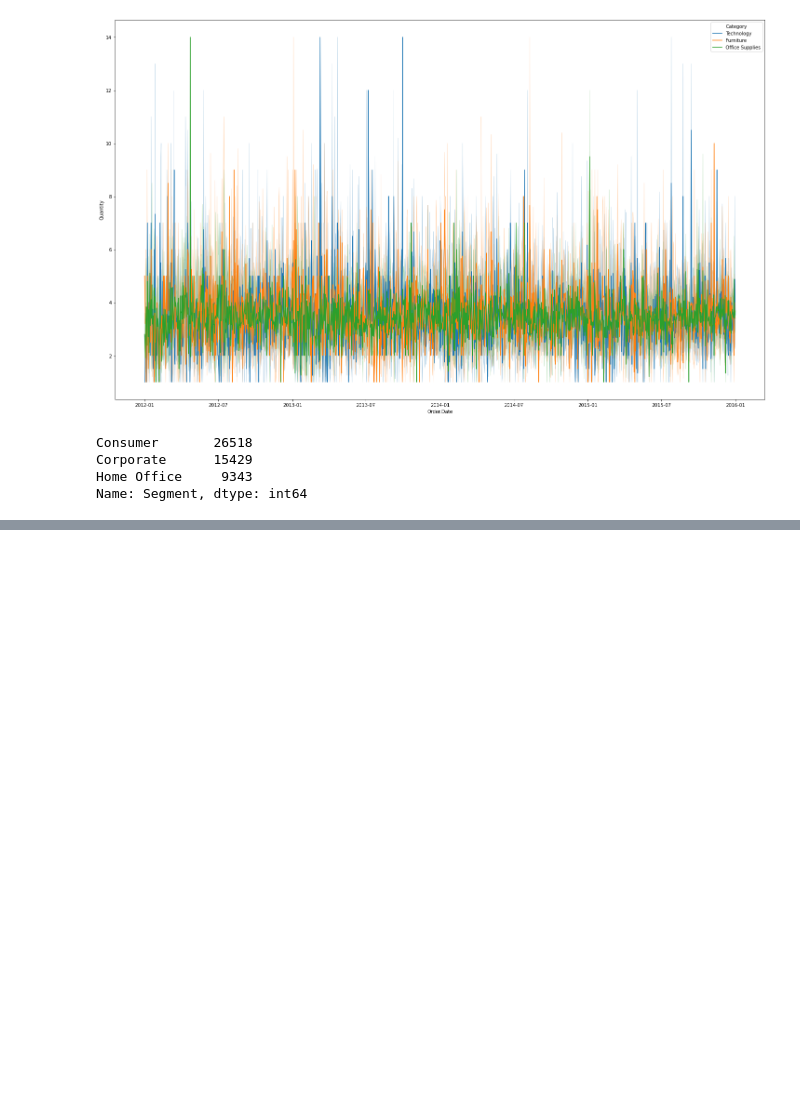
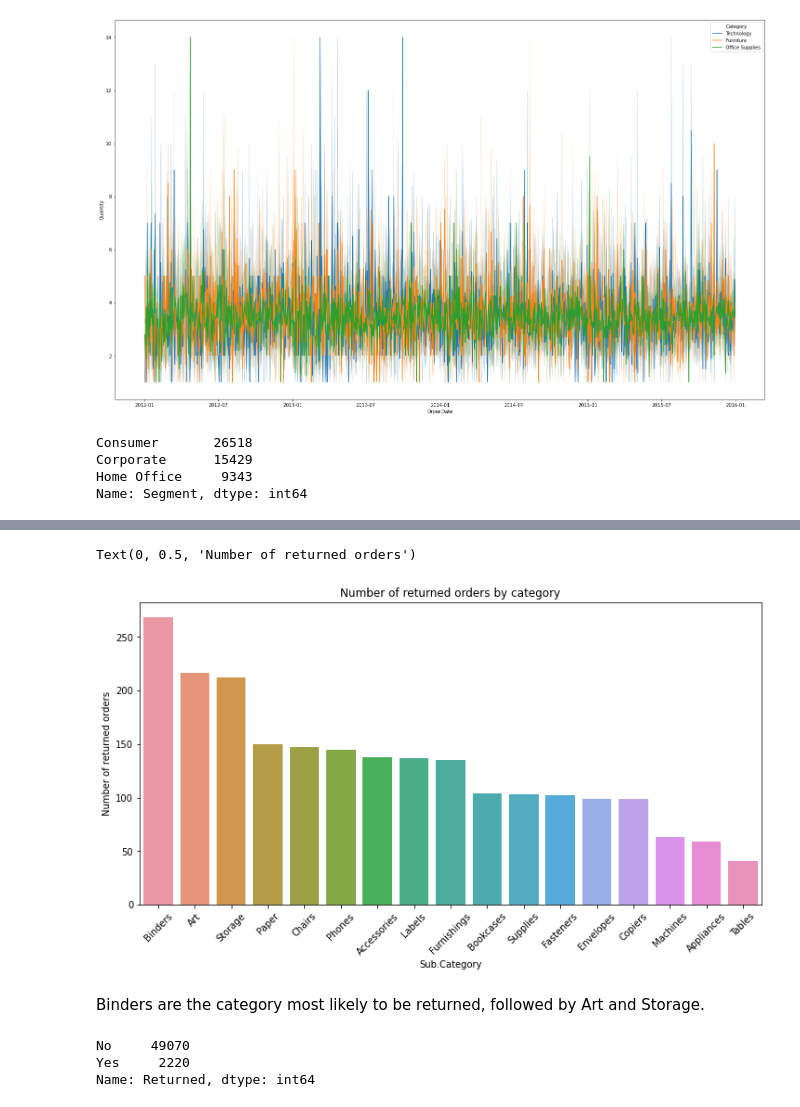
Before and after one commit to pizacd/machine_learning_lab, a Jupyter notebook: DouglasPizac/ML_lab.ipynb, the cells around one changed output, grey strips where cells are left out. Drawn from its saved outputs; the diff is of its cells as text; code cells hidden in the pictures; blank space fills up the shorter version.

```diff
--- a/DouglasPizac/ML_lab.ipynb
+++ b/DouglasPizac/ML_lab.ipynb
@@ -167,0 +212,15 @@ customer_returns = returned.groupby('Customer.ID')['Order.ID'].count()
+# %%
+category = returned.groupby('Sub.Category')['Order.ID'].count().reset_index().sort_values(by = 'Order.ID', ascending = False)
+# %%
+import matplotlib.pyplot as plt
+import seaborn as sns
+plt.figure(figsize = (12,6))
+sns.barplot(data = category, x = 'Sub.Category', y = 'Order.ID')
+plt.xticks(rotation = 45)
+plt.title('Number of returned orders by category')
+plt.ylabel('Number of returned orders')
+# %% [output]
+Text(0, 0.5, 'Number of returned orders')
+[figure, added]
+# %% [markdown]
+<p> Binders are the category most likely to be returned, followed by Art and Storage.</p>
@@ -167,0 +232,6 @@ customer_returns = returned.groupby('Customer.ID')['Order.ID'].count()
+# %%
+df['Returned'].value_counts()
+# %% [output]
+No     49070
+Yes     2220
+Name: Returned, dtype: int64
```
Also changed, not shown: parts of 17 cells of this notebook.
